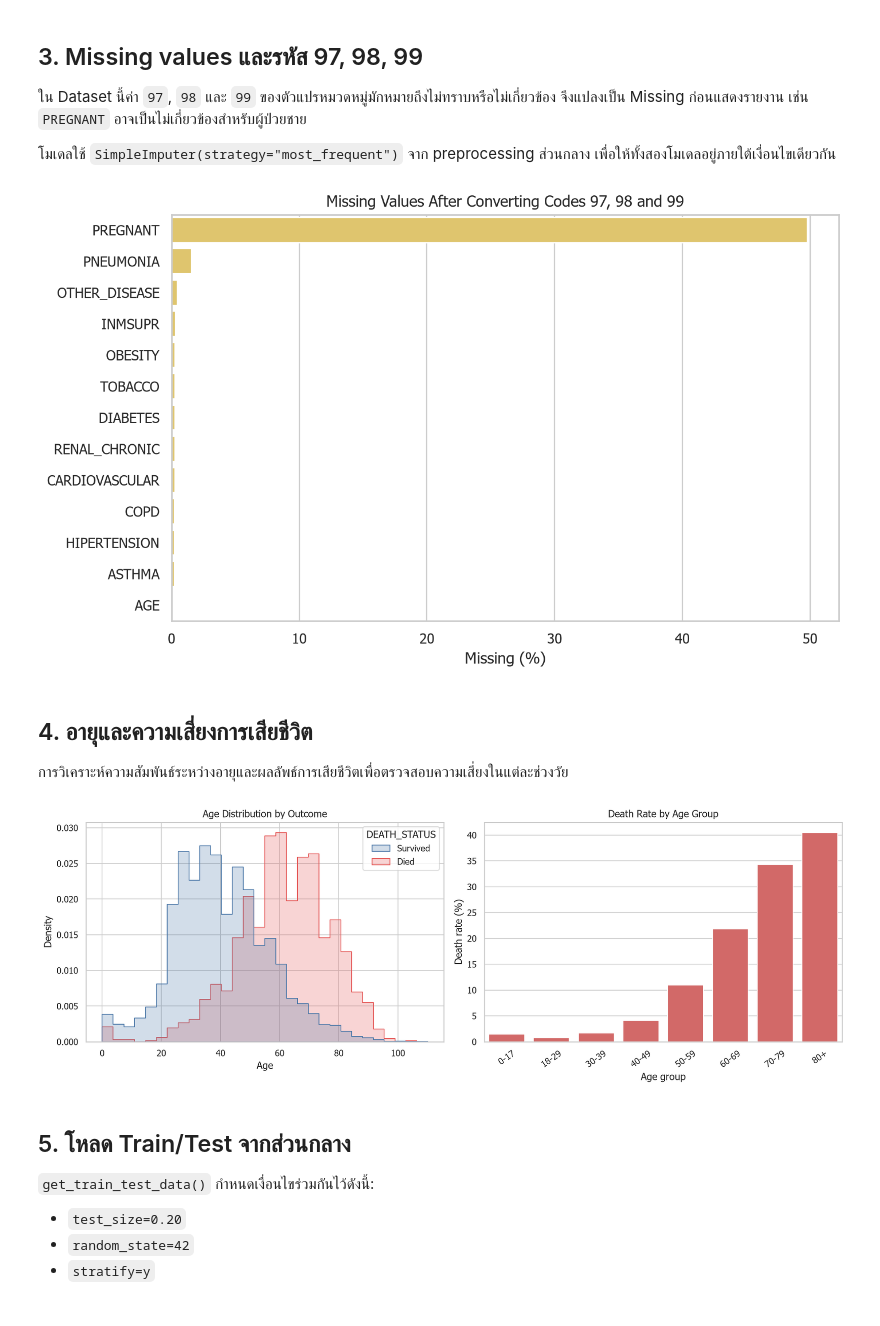
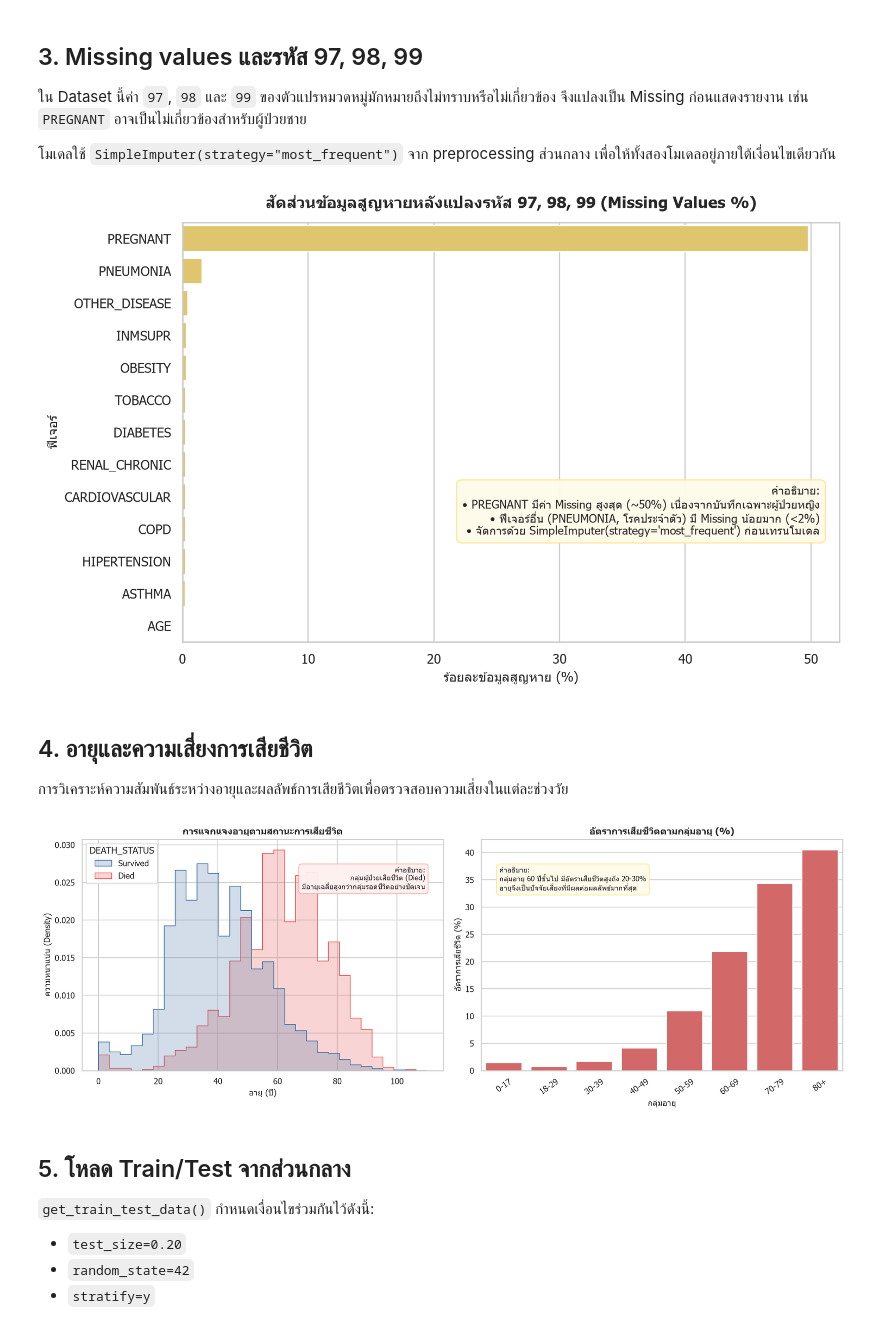
Before and after one commit to nuttawuttabsakul191-dotcom/kaggle-model, a Jupyter notebook: notebooks/svm.ipynb, the cells around one changed output. Saved outputs shown, nothing was run; the diff lists cells and outputs as text; code cells hidden in the pictures.

```diff
--- a/notebooks/svm.ipynb
+++ b/notebooks/svm.ipynb
@@ -62,6 +71,8 @@ from src.preprocess import (
 
 warnings.filterwarnings("ignore", category=FutureWarning)
 sns.set_theme(style="whitegrid", context="notebook")
+plt.rcParams["font.sans-serif"] = ["Tahoma", "Leelawadee UI", "DejaVu Sans", "Arial"]
+plt.rcParams["axes.unicode_minus"] = False
 
 RESULTS_DIR = PROJECT_ROOT / "results"
 FIGURES_DIR = RESULTS_DIR / "figures" / "svm"
@@ -168,38 +193,51 @@ for column in CATEGORICAL_FEATURES:
         [97, 98, 99], np.nan
     )
 
 missing_summary = pd.DataFrame(
     {
         "Feature": FEATURE_COLUMNS,
         "Missing Count": [audit_features[c].isna().sum() for c in FEATURE_COLUMNS],
     }
 )
 missing_summary["Missing Percent"] = (
     missing_summary["Missing Count"] / len(audit_features) * 100
 )
 missing_summary = missing_summary.sort_values(
     "Missing Percent", ascending=False
 ).reset_index(drop=True)
 
 display(missing_summary.style.format({"Missing Percent": "{:.2f}%"}))
 
 missing_for_plot = missing_summary[missing_summary["Missing Count"] > 0]
-fig, ax = plt.subplots(figsize=(9, 5.5))
+fig, ax = plt.subplots(figsize=(9.5, 6))
 sns.barplot(
     data=missing_for_plot,
     x="Missing Percent",
     y="Feature",
     color="#F2CF5B",
     ax=ax,
 )
-ax.set_title("Missing Values After Converting Codes 97, 98 and 99")
-ax.set_xlabel("Missing (%)")
-ax.set_ylabel("")
+ax.set_title("สัดส่วนข้อมูลสูญหายหลังแปลงรหัส 97, 98, 99 (Missing Values %)", fontsize=13, fontweight="bold", pad=12)
+ax.set_xlabel("ร้อยละข้อมูลสูญหาย (%)", fontsize=11)
+ax.set_ylabel("ฟีเจอร์", fontsize=11)
+
+note_02 = (
+    "คำอธิบาย:\n"
+    "• PREGNANT มีค่า Missing สูงสุด (~50%) เนื่องจากบันทึกเฉพาะผู้ป่วยหญิง\n"
+    "• ฟีเจอร์อื่น (PNEUMONIA, โรคประจำตัว) มี Missing น้อยมาก (<2%)\n"
+    "• จัดการด้วย SimpleImputer(strategy='most_frequent') ก่อนเทรนโมเดล"
+)
+ax.text(
+    0.97, 0.25, note_02,
+    transform=ax.transAxes, ha="right", va="bottom",
+    fontsize=9.5,
+    bbox=dict(boxstyle="round,pad=0.5", facecolor="#FFFBEA", edgecolor="#FFE58F", alpha=0.95)
+)
 fig.tight_layout()
 save_figure(fig, "02_missing_values.png")
 plt.show()
 # %% [output]
-[figure, old version]
+[figure, new version]
 # %% [markdown]
 ## 4. อายุและความเสี่ยงการเสียชีวิต
 
@@ -232,7 +270,7 @@ age_group_summary = (
 age_group_summary["Death_Rate"] *= 100
 display(age_group_summary.style.format({"Death_Rate": "{:.2f}%"}))
 
-fig, axes = plt.subplots(1, 2, figsize=(14, 5))
+fig, axes = plt.subplots(1, 2, figsize=(15, 5.5))
 sns.histplot(
     data=raw_df,
     x="AGE",
@@ -244,8 +282,16 @@ sns.histplot(
     palette={"Survived": "#4C78A8", "Died": "#E45756"},
     ax=axes[0],
 )
-axes[0].set_title("Age Distribution by Outcome")
-axes[0].set_xlabel("Age")
+axes[0].set_title("การแจกแจงอายุตามสถานะการเสียชีวิต", fontsize=12, fontweight="bold")
+axes[0].set_xlabel("อายุ (ปี)", fontsize=11)
+axes[0].set_ylabel("ความหนาแน่น (Density)", fontsize=11)
+axes[0].text(
+    0.95, 0.88,
+    "คำอธิบาย:\nกลุ่มผู้ป่วยเสียชีวิต (Died)\nมีอายุเฉลี่ยสูงกว่ากลุ่มรอดชีวิตอย่างชัดเจน",
+    transform=axes[0].transAxes, ha="right", va="top",
+    fontsize=9.5,
+    bbox=dict(boxstyle="round,pad=0.4", facecolor="#FFF1F0", edgecolor="#FFA39E", alpha=0.95)
+)
 
 sns.barplot(
     data=age_group_summary,
@@ -254,16 +300,23 @@ sns.barplot(
     color="#E45756",
     ax=axes[1],
 )
-axes[1].set_title("Death Rate by Age Group")
-axes[1].set_xlabel("Age group")
-axes[1].set_ylabel("Death rate (%)")
+axes[1].set_title("อัตราการเสียชีวิตตามกลุ่มอายุ (%)", fontsize=12, fontweight="bold")
+axes[1].set_xlabel("กลุ่มอายุ", fontsize=11)
+axes[1].set_ylabel("อัตราการเสียชีวิต (%)", fontsize=11)
 axes[1].tick_params(axis="x", rotation=35)
+axes[1].text(
+    0.05, 0.88,
+    "คำอธิบาย:\nกลุ่มอายุ 60 ปีขึ้นไป มีอัตราเสียชีวิตสูงถึง 20-30%\nอายุจึงเป็นปัจจัยเสี่ยงที่มีผลต่อผลลัพธ์มากที่สุด",
+    transform=axes[1].transAxes, ha="left", va="top",
+    fontsize=9.5,
+    bbox=dict(boxstyle="round,pad=0.4", facecolor="#FFFBEA", edgecolor="#FFE58F", alpha=0.95)
+)
 
 fig.tight_layout()
 save_figure(fig, "03_age_analysis.png")
 plt.show()
 # %% [output]
-[figure, old version]
+[figure, new version]
 # %% [markdown]
 ## 5. โหลด Train/Test จากส่วนกลาง
 
```
Also changed, not shown: parts of 13 cells of this notebook, 9 other files.
